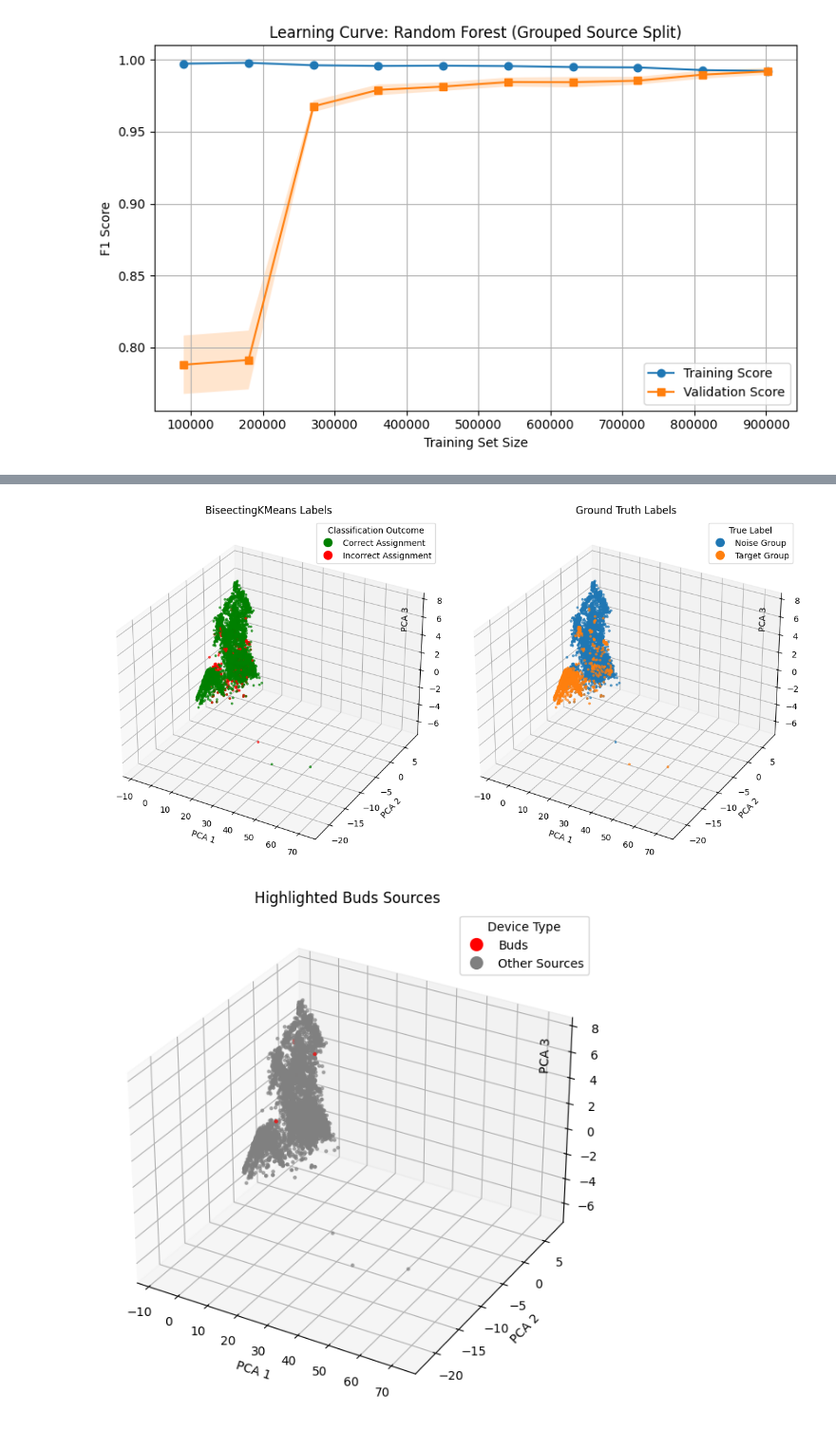
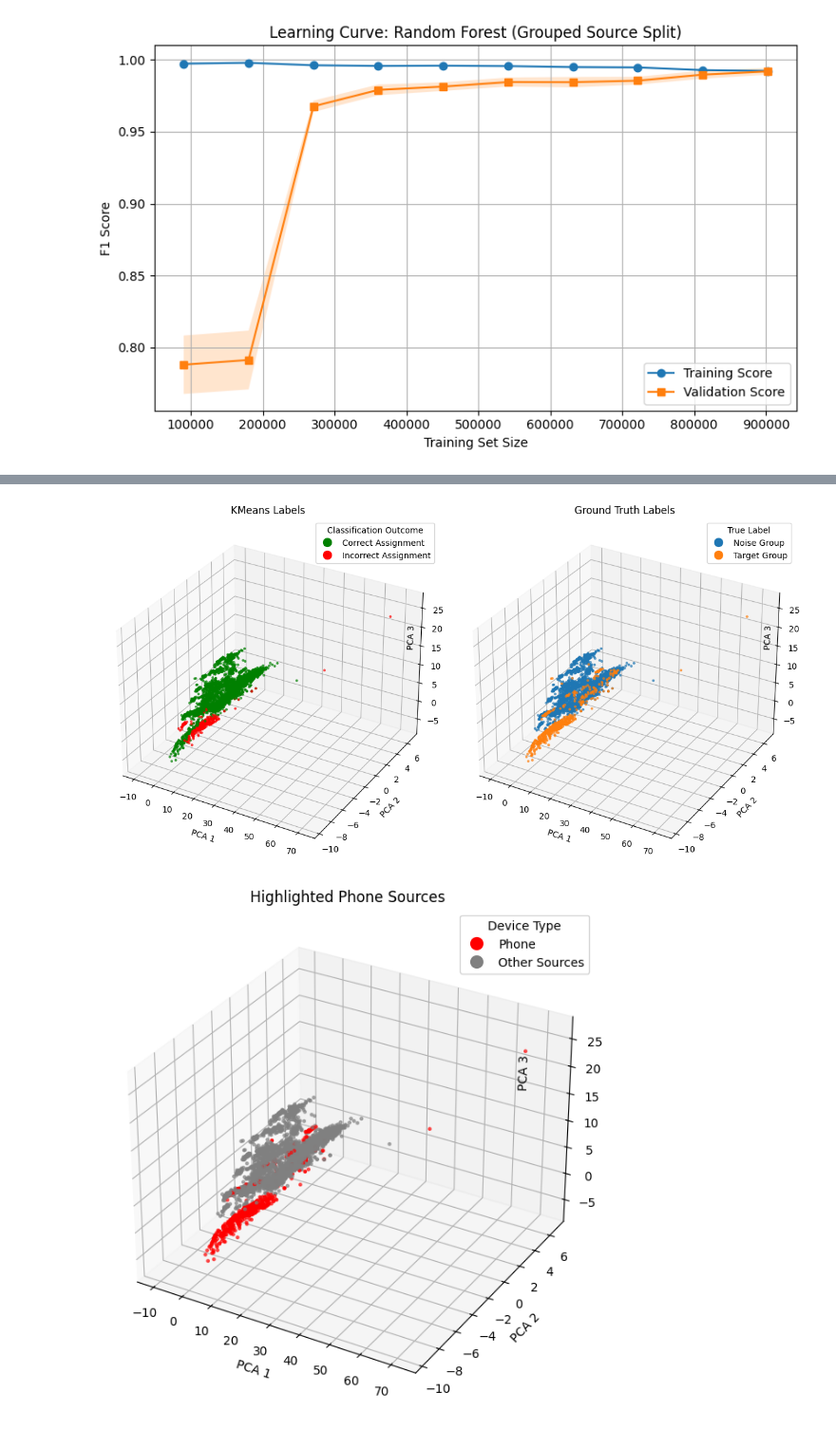
Before and after one commit to JoeMei0603/Master-Thesis-Joel-Meier, a Jupyter notebook: code_scripts/modeling.ipynb, the cells around one changed output, grey strips where cells are left out. Shown at 95% size. Drawn from its saved outputs; the diff is of its cells as text; code cells hidden in the pictures.

```diff
--- a/code_scripts/modeling.ipynb
+++ b/code_scripts/modeling.ipynb
@@ -721,12 +730,9 @@ def aggregate_device_features(df, min_packets: int):
         'delta_start_start_binned': ['mean', 'std', 'min', 'max'],
         'packet_send_freq_binned': ['mean', 'std', 'min', 'max'],
         'time_to_next_binned': ['mean', 'std', 'min', 'max'],
-        'rssi': ['mean', 'std', 'min', 'max'],
         'ad_type_len_ratio_binned': ['mean', 'std', 'min', 'max'],
         'service_data_len_ratio': ['mean', 'std', 'min', 'max'],
         'data_len_ratio_binned': ['mean', 'std', 'min', 'max'],
-
-        'has_company_id': ['mean', 'std', 'min', 'max'],
     })
 
     # Ensure the grouped columns are named nicely
@@ -766,18 +772,23 @@ def evaluate_metrics(y_true, model_result, num: int):
 
     return ari, homogeneity, completeness, v_score
 # %%
+##############################
+#        CODE FIELD 9        #
+##############################
+
 # Define dictionaries to keep track of the best performing paramteres
 max_dict_k_means = {'max_ari': 0, 'max_ari_num': 0, 'max_ari_cluster': 0, 'max_v_score': 0, 'max_v_score_num': 0, 'max_v_score_cluster': 0}
 max_dict_birch = {'max_ari': 0, 'max_ari_num': 0, 'max_v_score': 0, 'max_v_score_num': 0}
 max_dict_bk_means = {'max_ari': 0, 'max_ari_num': 0, 'max_v_score': 0, 'max_v_score_num': 0}
 
 # Choose the model to run
-algorithm_to_run = 'bk_means'
+algorithm_to_run = 'kmeans'
 
-# Loop between cutting off sources with less than 2 and 50 packets per source for all unsupervised models
-for num in range(2, 51):
-# Use the line below to run just one number (for example the best-performing) to get the correct metrics
-# for num in [x]:
+# Use the loop below to find the best-performing numbers
+# Use the specific number below to run the best version ([11] for kmeans, [7] for birch and [6] for BisectingKMeans)
+# Using only the best-performing number ensures the parameters for plotting later are set correctly
+for num in [11]:
+# for num in range(2, 51):
     agg_df = aggregate_device_features(eval_df_uni_binned_balanced, num)
 
     label_lookup = eval_df_uni_binned_balanced[['source', 'group_label']].drop_duplicates()
@@ -791,7 +802,7 @@ for num in range(2, 51):
     scaler = StandardScaler()
     X_scaled = scaler.fit_transform(X)
 
-    if algorithm_to_run == 'kmeans':
+    if algorithm_to_run == 'kmeans' or algorithm_to_run == 'all':
         # For KMeans, try cluster sizes 2 to 10 per num
         for cluster_size in range(2, 11):
             k_means_labels = run_k_means(X_scaled, cluster_size)
@@ -806,7 +817,7 @@ for num in range(2, 51):
                 max_dict_k_means['max_v_score_num'] = num
                 max_dict_k_means['max_v_score_cluster'] = cluster_size
 
-    if algorithm_to_run == 'birch':
+    if algorithm_to_run == 'birch' or algorithm_to_run == 'all':
         # Run Birch model
         birch_labels = run_birch(X_scaled=X_scaled)
         birch_ari, birch_homogeneity, birch_completeness, birch_v_score = evaluate_metrics(y_true, birch_labels, num)
@@ -818,7 +829,7 @@ for num in range(2, 51):
             max_dict_birch['max_v_score'] = f'{birch_v_score:.4f}'
             max_dict_birch['max_v_score_num'] = num
 
-    if algorithm_to_run == 'bk_means':
+    if algorithm_to_run == 'bk_means' or algorithm_to_run == 'all':
         # Run BisectingKMeans model
         bk_means_labels = run_bk_means(X_scaled=X_scaled)
         bk_means_ari, bk_means_homogeneity, bk_means_completeness, bk_means_v_score = evaluate_metrics(y_true, bk_means_labels, num)
@@ -949,11 +927,16 @@ plt.show()
 # %%
-# Define the reduction algorithm
+##############################
+#        CODE FIELD 11       #
+##############################
+
+# Define the reduction algorithm and use the correct labels (depending on which model to analyze)
 pca = PCA(n_components=3)
 X_3d = pca.fit_transform(X_scaled)
+labels_to_plot = k_means_labels
 
 # Change labels here to the algorithm you are trying to plot
 colors = []
-for km, yt in zip(bk_means_labels, y_true):
+for km, yt in zip(labels_to_plot, y_true):
     # Depending on the algorithm, the labels will either match (i.e. target = 1) or not (target = 0)
     # The problem is that you can't control which cluster is assigned which label
     # Therefore, change the logic statement based on the current algorithm
@@ -970,12 +953,12 @@ fig = plt.figure(figsize=(12, 6))
 # Adjust the labels and title according to the current model you are running
 ax1 = fig.add_subplot(1, 2, 1, projection='3d')
 ax1.scatter(X_3d[:, 0], X_3d[:, 1], X_3d[:, 2], c=colors, alpha=0.6, s=5)
-ax1.set_title('BiseectingKMeans Labels')
+ax1.set_title('KMeans Labels')
 ax1.set_xlabel('PCA 1')
 ax1.set_ylabel('PCA 2')
 # Adjust the z-label's x value based on the current plot --> each plot has a different 3D dimension
 # For KMeans x=90, Birch x=80, BKMeans x=80
-ax1.text3D(x=80, y=0, z=max(X_3d[:, 2]), s='PCA 3', zdir='z', fontsize=10)
+ax1.text3D(x=90, y=0, z=max(X_3d[:, 2]), s='PCA 3', zdir='z', fontsize=10)
 
 legend_elements = [
     Line2D([0], [0], marker='o', color='w', label='Correct Assignment', markerfacecolor='green', markersize=12),
@@ -994,7 +977,7 @@ ax2.set_xlabel('PCA 1')
 ax2.set_ylabel('PCA 2')
 # Adjust the z-label's x value based on the current plot --> each plot has a different 3D dimension
 # For KMeans x=90, Birch x=80, BKMeans x=80
-ax2.text3D(x=80, y=0, z=max(X_3d[:, 2]), s='PCA 3', zdir='z', fontsize=10)
+ax2.text3D(x=90, y=0, z=max(X_3d[:, 2]), s='PCA 3', zdir='z', fontsize=10)
 
 legend_elements = [
     Line2D([0], [0], marker='o', color='w', label='Noise Group', markerfacecolor='C0', markersize=12),
@@ -1005,45 +988,49 @@ ax2.legend(handles=legend_elements, title='True Label', fontsize=10, title_fonts
 plt.tight_layout()
 plt.show()
 # %% [output]
-[figure, old version]
+[figure, new version]
 # %%
+##############################
+#        CODE FIELD 12       #
+##############################
+
 # PCA projection of the scaled data
 pca = PCA(n_components=3)
 X_3d = pca.fit_transform(X_scaled)
 
 # Define the device you want to show
-device_to_show = 'Buds'
+device_to_show = 'Phone'
 
 # Map the source and labelled_device column onto the evaluation dataset
 mapped_df = agg_df[['source']].copy()
 mapped_df['labelled_device'] = mapped_df['source'].map(
     eval_df_uni_binned_balanced.drop_duplicates('source').set_index('source')['labelled_device']
 )
 
 # Assign colors: red for the device, gray for all others
 colors = ['red' if device == device_to_show else 'gray' for device in mapped_df['labelled_device']]
 
 # Create group labels for ground truth plot
 y_true_named = ['Noise Group' if label == 0 else 'Target Group' for label in y_true]
 
 # Plotting the graph
 fig = plt.figure(figsize=(12, 6))
 ax1 = fig.add_subplot(1, 2, 1, projection='3d')
 ax1.scatter(X_3d[:, 0], X_3d[:, 1], X_3d[:, 2], c=colors, alpha=0.6, s=5)
 ax1.set_title(f'Highlighted {device_to_show} Sources')
 ax1.set_xlabel('PCA 1')
 ax1.set_ylabel('PCA 2')
 ax1.text3D(x=80, y=0, z=max(X_3d[:, 2]), s='PCA 3', zdir='z', fontsize=10)
 
 # Legend for device types
 legend_elements = [
     Line2D([0], [0], marker='o', color='w', label=device_to_show, markerfacecolor='Red', markersize=12),
     Line2D([0], [0], marker='o', color='w', label='Other Sources', markerfacecolor='gray', markersize=12),
 ]
 ax1.legend(handles=legend_elements, title='Device Type')
 
 plt.tight_layout()
 plt.show()
 # %% [output]
-[figure, old version]
+[figure, new version]
 # %%
```
Also changed, not shown: parts of 16 cells of this notebook, 3 other files.
